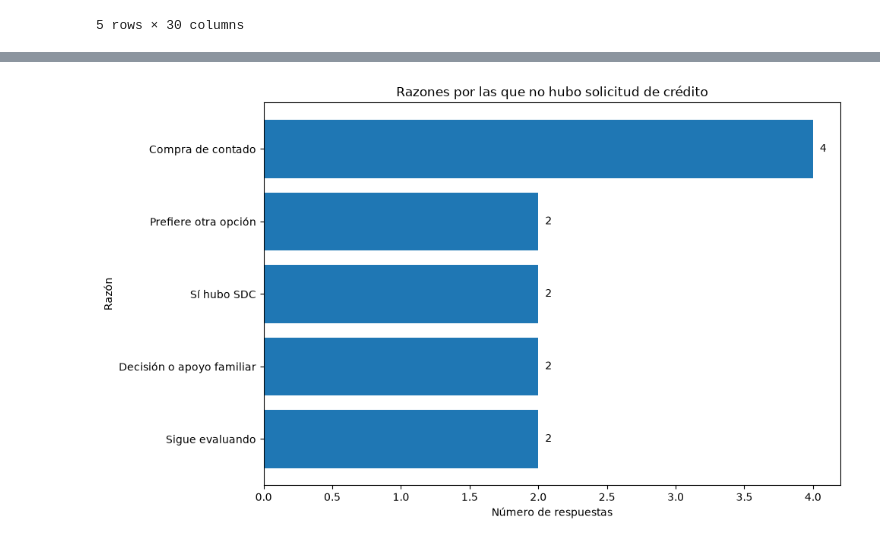
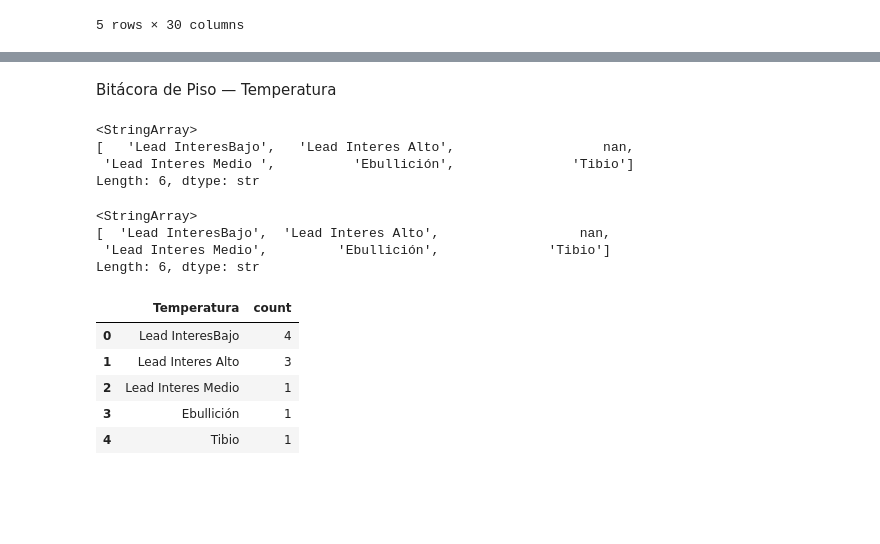
Before and after one commit to a01739136-tech/extraccion_caracteristicas, a Jupyter notebook: Actividad 4.2/codigo_g4.ipynb, the cells around one changed output, grey strips where cells are left out. Drawn from its saved outputs; the diff is of its cells as text; code cells hidden in the pictures; blank space fills up the shorter version.

Commit message:
cambio en la variable

```diff
--- a/Actividad 4.2/codigo_g4.ipynb
+++ b/Actividad 4.2/codigo_g4.ipynb
@@ -229,37 +41,40 @@ Filtro_index1
-# %%
-import matplotlib.pyplot as plt
-
-# Ordeno las categorías de menor a mayor
-Filtro_index1 = Filtro_index1.sort_values(
-    by="count",
-    ascending=True
-)
-
-# Creo la gráfica
-plt.figure(figsize=(10, 6))
-
-barras = plt.barh(
-    Filtro_index1.index,
-    Filtro_index1["count"]
-)
-
-# Agrego el número de respuestas al final de cada barra
-for barra in barras:
-
-    ancho = barra.get_width()
-
-    plt.text(
-        ancho + 0.05,
-        barra.get_y() + barra.get_height()/2,
-        int(ancho),
-        va="center"
-    )
-
-plt.title("Razones por las que no hubo solicitud de crédito")
-plt.xlabel("Número de respuestas")
-plt.ylabel("Razón")
-
-plt.tight_layout()
-plt.show()
-# %% [output]
-[figure, removed]
+# %% [markdown]
+Bitácora de Piso — Temperatura
+# %%
+bitacora["Temperatura "].unique()
+# %% [output]
+<StringArray>
+[   'Lead InteresBajo',   'Lead Interes Alto',                   nan,
+ 'Lead Interes Medio ',          'Ebullición',               'Tibio']
+Length: 6, dtype: str
+# %%
+# Limpio espacios de la variable
+
+bitacora["Temperatura "] = (
+    bitacora["Temperatura "]
+    .str.strip()
+)
+# %%
+bitacora["Temperatura "].unique()
+# %% [output]
+<StringArray>
+[  'Lead InteresBajo',  'Lead Interes Alto',                  nan,
+ 'Lead Interes Medio',         'Ebullición',              'Tibio']
+Length: 6, dtype: str
+# %%
+# Obtengo un análisis univariado de la variable categórica
+
+Tabla_temperatura = (
+    bitacora["Temperatura "]
+    .value_counts()
+    .reset_index()
+)
+
+Tabla_temperatura
+# %% [output]
+|  | Temperatura | count |
+| 0 | Lead InteresBajo | 4 |
+| 1 | Lead Interes Alto | 3 |
+| 2 | Lead Interes Medio | 1 |
+| 3 | Ebullición | 1 |
+| 4 | Tibio | 1 |
```
Also changed, not shown: parts of 19 cells of this notebook.
